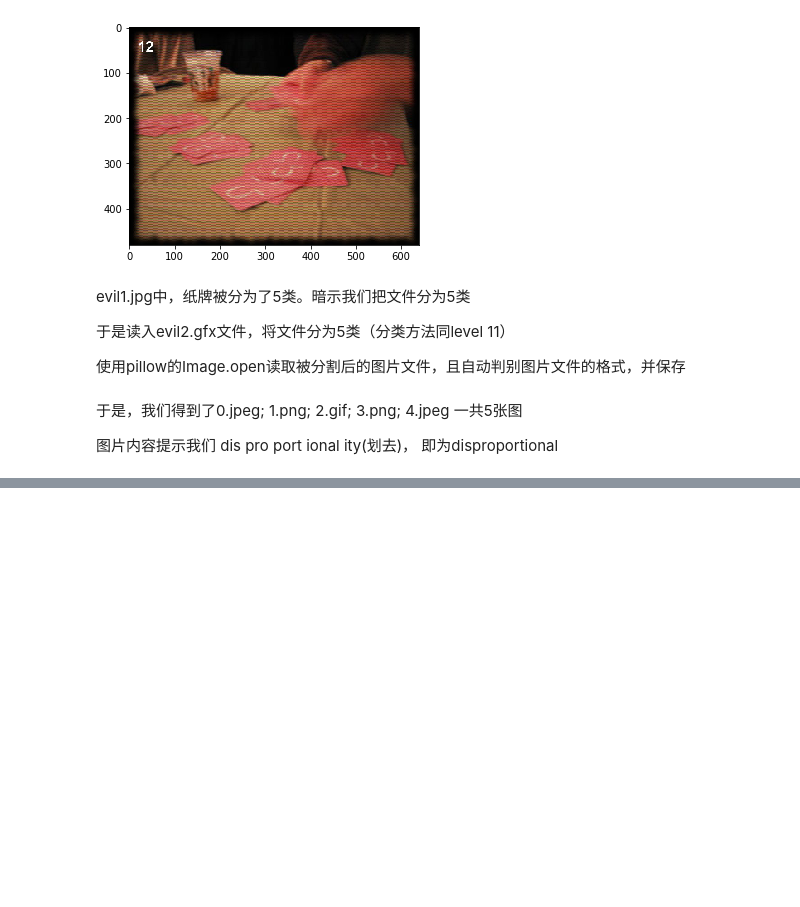
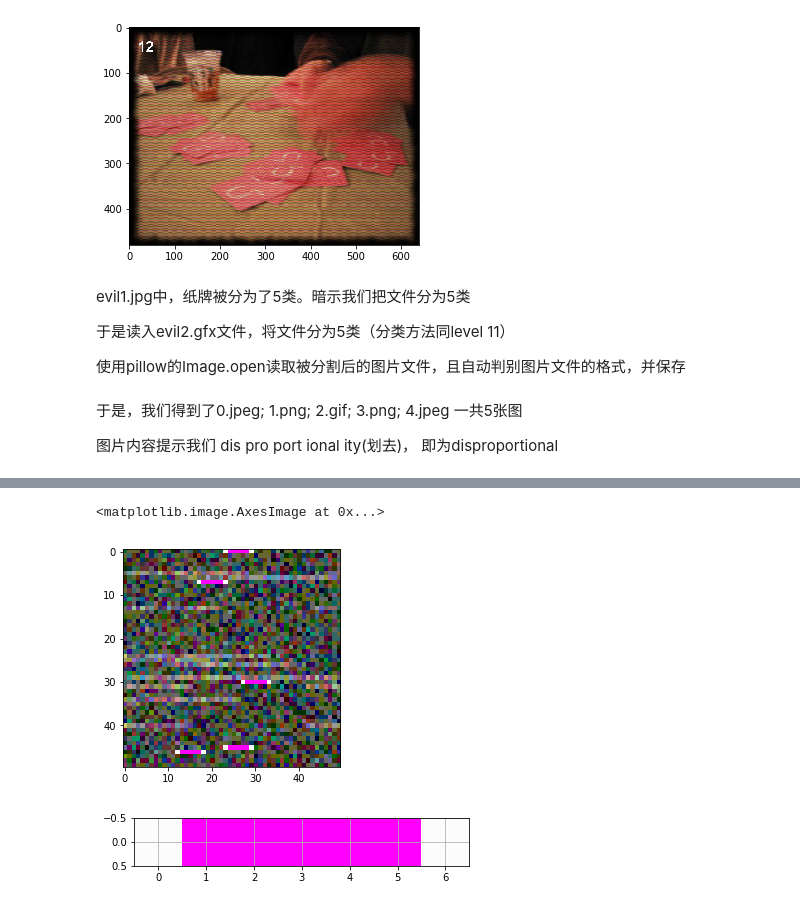
Before and after one commit to DrMofu/python_challenge, a Jupyter notebook: pythonchallenge.ipynb, the cells around one changed output, grey strips where cells are left out. Saved outputs shown, nothing was run; the diff lists cells and outputs as text; code cells hidden in the pictures; blank space fills up the shorter version.

```diff
--- a/pythonchallenge.ipynb
+++ b/pythonchallenge.ipynb
@@ -648,0 +795,12 @@ for i in range(5):
+# %%
+# 查看局部
+plt.imshow(img[150:200,150:200,:])
+# %% [output]
+<matplotlib.image.AxesImage at 0x...>
+[figure, added]
+# %%
+# 特殊符号
+plt.imshow(img[150:151,173:180,:])
+plt.grid()
+# %% [output]
+[figure, added]
```
Also changed, not shown: parts of 59 cells of this notebook, 5 other files.
